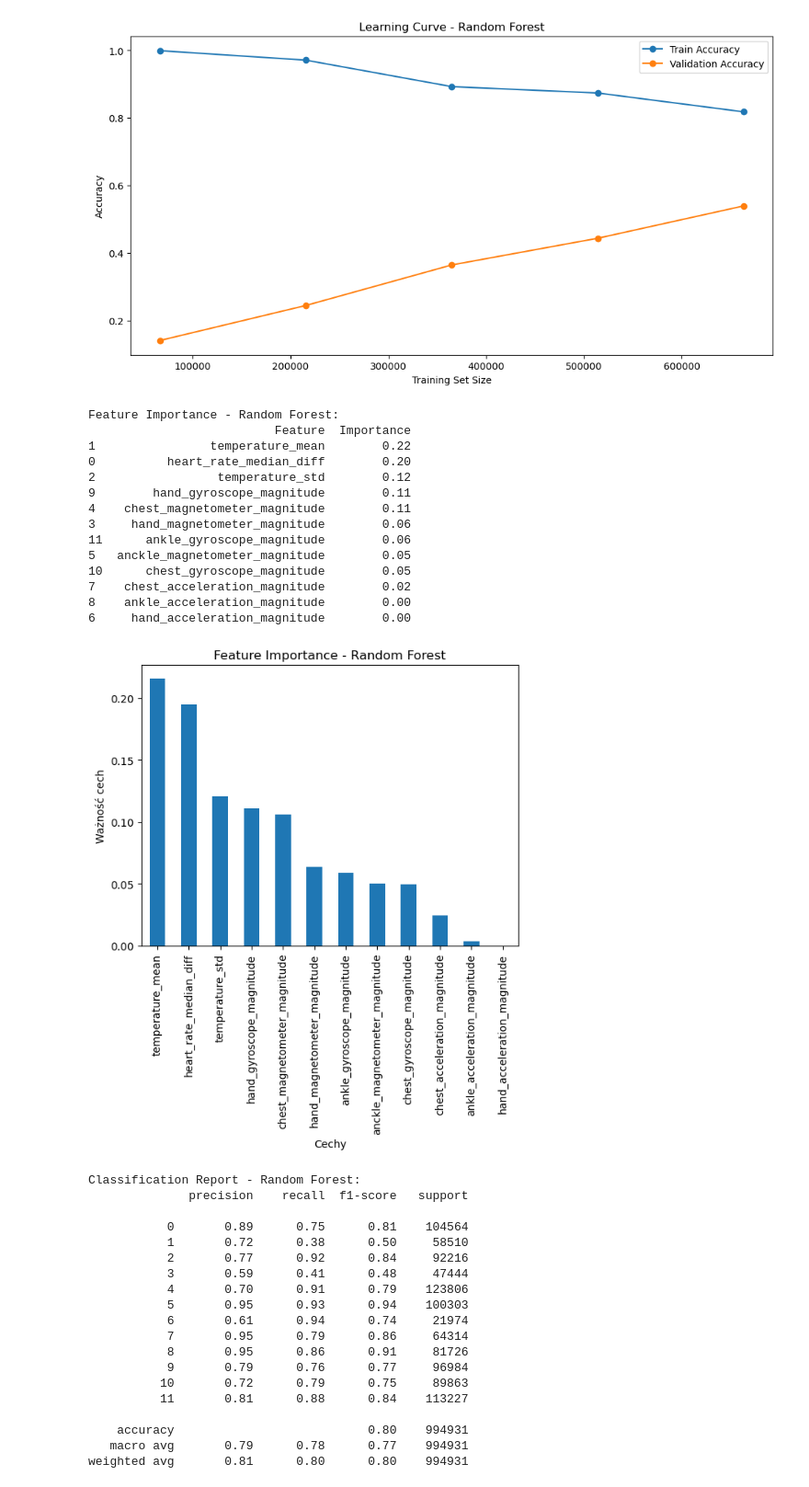
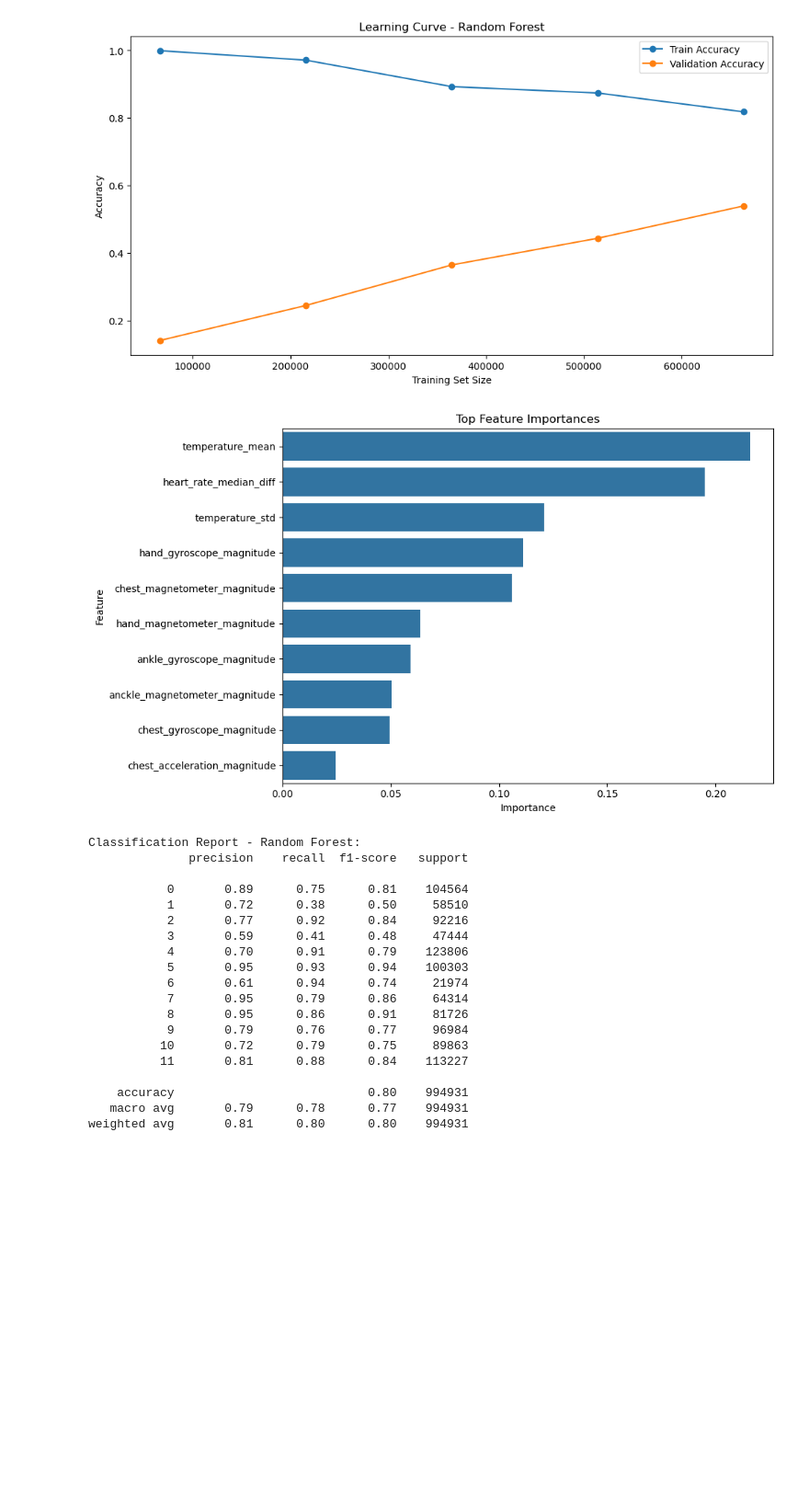
Before and after one commit to dmartseniuk/physical-activity, a Jupyter notebook: noteboooks/notebook.ipynb, the cells around one changed output. Shown at 92% size. Cells and saved outputs as stored; diff of their text form; code cells hidden in the pictures; blank space fills up the shorter version.

````diff
--- a/noteboooks/notebook.ipynb
+++ b/noteboooks/notebook.ipynb
@@ -484,14 +495,15 @@ Subsequently, the ‘activitiesID’ column was encoded numerically to simplify
 
 ```
 # %%
-# encode the activityID column
 label_encoder = LabelEncoder()
+label_encoder.fit(df_prepared['activityID'])
 
-df_prepared['activityID'] = label_encoder.fit_transform(df_prepared['activityID'])
-
-# mapping for further mapping
 label_mapping = dict(zip(label_encoder.classes_, label_encoder.transform(label_encoder.classes_)))
 
+# Now transform the column
+df_prepared['activityID'] = label_encoder.transform(df_prepared['activityID'])
+
+# Print the mapping
 print(label_mapping)
 # %% [output]
 {'Nordic walking': np.int64(0), 'ascending stairs': np.int64(1), 'cycling': np.int64(2), 'descending stairs': np.int64(3), 'ironing': np.int64(4), 'lying': np.int64(5), 'rope jumping': np.int64(6), 'r ...
@@ -683,37 +693,11 @@ plt.legend()
 plt.show()
 # %% [output]
 [figure]
-# %%
-# feature importance
-feature_importance = pd.DataFrame({
-    "Feature": X_train.columns,
-    "Importance": rf_model.feature_importances_
-}).sort_values(by="Importance", ascending=False)
-
-print("Feature Importance - Random Forest:")
-print(feature_importance)
-
-feature_importance.plot(kind='bar', x='Feature', y='Importance', legend=False)
-plt.title("Feature Importance - Random Forest")
-plt.ylabel("Ważność cech")
-plt.xlabel("Cechy")
-plt.show()
-# %% [output]
-Feature Importance - Random Forest:
-                          Feature  Importance
-1                temperature_mean        0.22
-0          heart_rate_median_diff        0.20
-2                 temperature_std        0.12
-9        hand_gyroscope_magnitude        0.11
-4    chest_magnetometer_magnitude        0.11
-3     hand_magnetometer_magnitude        0.06
-11      ankle_gyroscope_magnitude        0.06
-5   anckle_magnetometer_magnitude        0.05
-10      chest_gyroscope_magnitude        0.05
-7    chest_acceleration_magnitude        0.02
-8    ankle_acceleration_magnitude        0.00
-6     hand_acceleration_magnitude        0.00
-[figure, removed]
+# %%
+# feature importance
+plot_feature_importance(rf_model, X_train.columns, 10)
+# %% [output]
+[figure, added]
 # %%
 # predict on the training data
 y_pred_train = rf_model.predict(X_train)
````
Also changed, not shown: parts of 43 cells of this notebook, 1 other file.
